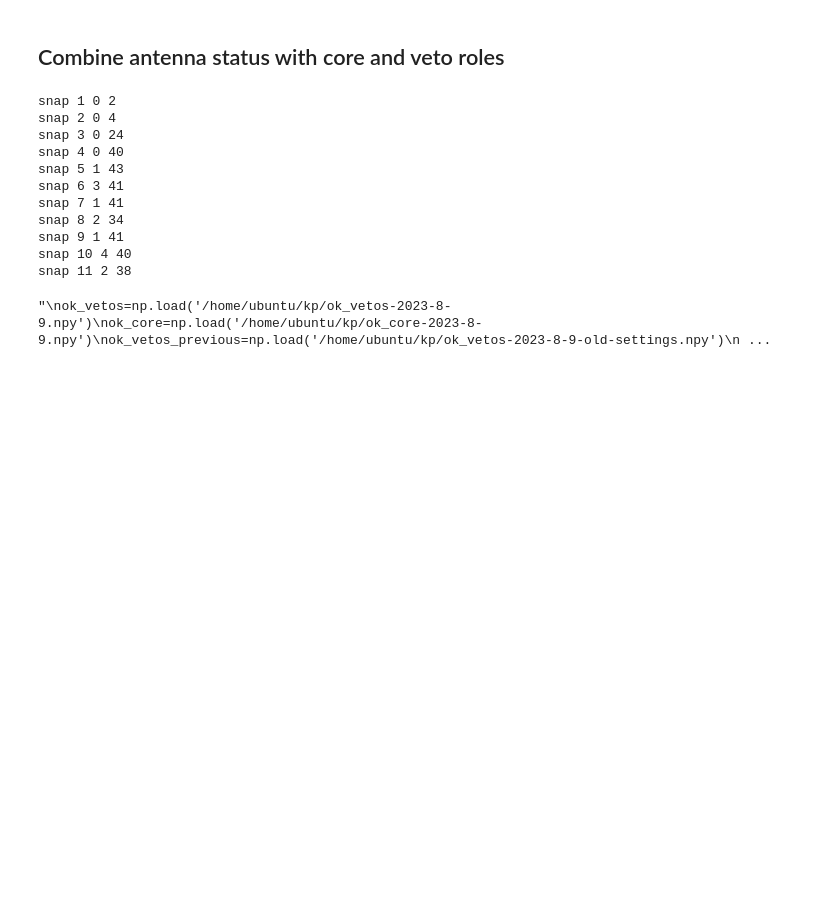
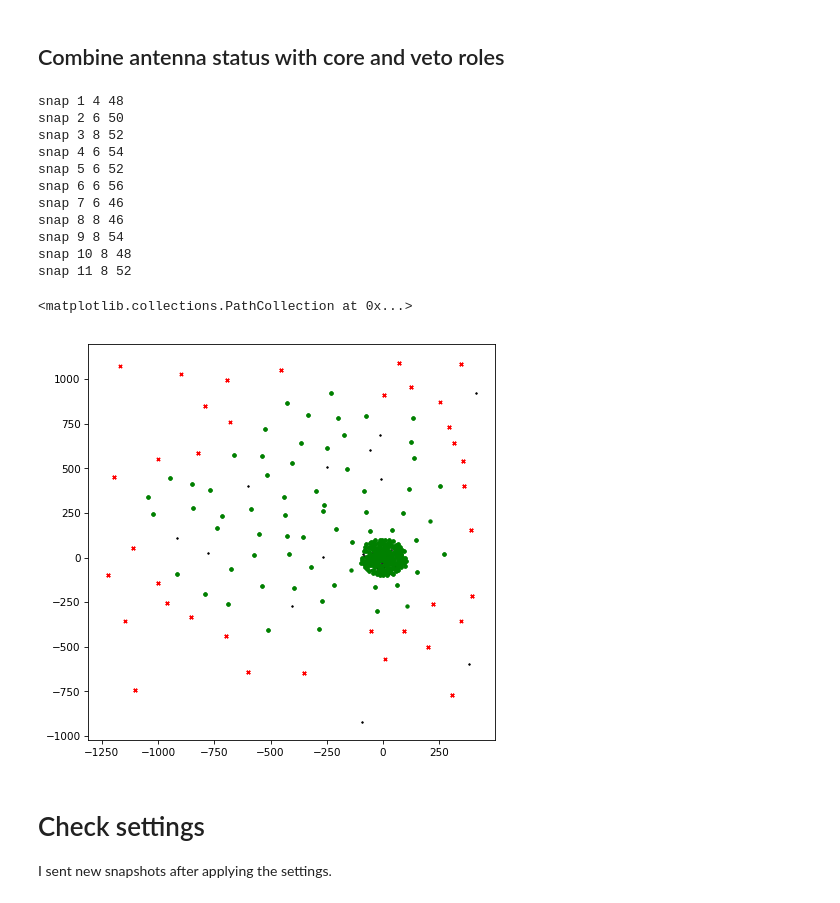
Before and after one commit to kathrynplant/lwa-cosmic-rays, a Jupyter notebook: check_antenna_status.ipynb, the cells around one changed output. Cells and saved outputs as stored; diff of their text form; code cells hidden in the pictures; blank space fills up the shorter version.

Commit message:
Modified antenna status checker with latest antenna role calculations.

```diff
--- a/check_antenna_status.ipynb
+++ b/check_antenna_status.ipynb
@@ -215,36 +234,50 @@ ok_core=np.multiply(antenna_status_array,core_roles)
 for b in range(11):
     print('snap',b+1, np.sum(ok_vetos[b]),np.sum(ok_core[b]))
 
-#np.save('/home/ubuntu/kp/ok_vetos-2024-2-19',ok_vetos)
-#np.save('/home/ubuntu/kp/ok_core-2024-2-19',ok_core)
+np.save('/home/ubuntu/kp/ok_vetos-2024-4-26',ok_vetos)
+np.save('/home/ubuntu/kp/ok_core-2024-4-26',ok_core)
 # %% [output]
-snap 1 0 2
-snap 2 0 4
-snap 3 0 24
-snap 4 0 40
-snap 5 1 43
-snap 6 3 41
-snap 7 1 41
-snap 8 2 34
-snap 9 1 41
-snap 10 4 40
-snap 11 2 38
+snap 1 4 48
+snap 2 6 50
+snap 3 8 52
+snap 4 6 54
+snap 5 6 52
+snap 6 6 56
+snap 7 6 46
+snap 8 8 46
+snap 9 8 54
+snap 10 8 48
+snap 11 8 52
-# %%
-'''
-ok_vetos=np.load('/home/ubuntu/kp/ok_vetos-2023-8-9.npy')
-ok_core=np.load('/home/ubuntu/kp/ok_core-2023-8-9.npy')
-ok_vetos_previous=np.load('/home/ubuntu/kp/ok_vetos-2023-8-9-old-settings.npy')
-ok_core_previous=np.load('/home/ubuntu/kp/ok_core-2023-8-9-old-settings.npy')
-for b in range(11):
-    veto_roles_array=ok_vetos[b,:]
-    core_roles_array=ok_core[b,:]
-    print(np.sum(veto_roles_array),np.sum(core_roles_array))
-
-print(np.sum(ok_vetos_previous))
-print(np.sum(ok_vetos))
-
-
-print(np.sum(ok_core_previous))
-print(np.sum(ok_core))'''
-# %% [output]
-"\nok_vetos=np.load('/home/ubuntu/kp/ok_vetos-2023-8-9.npy')\nok_core=np.load('/home/ubuntu/kp/ok_core-2023-8-9.npy')\nok_vetos_previous=np.load('/home/ubuntu/kp/ok_vetos-2023-8-9-old-settings.npy')\n ...
+# %%
+allants=[]
+corelist=[]
+vetolist=[]
+for b in range(11):
+    for a in range(63):
+        allants.append(lookup_antname_in_dictionary(namedict,b+1,a))
+        if ok_vetos[b,a]:
+            vetolist.append(lookup_antname_in_dictionary(namedict,b+1,a))
+        if ok_core[b,a]:
+                corelist.append(lookup_antname_in_dictionary(namedict,b+1,a))
+
+x_all=[xdict[name[:-1]] for name in allants]
+y_all=[ydict[name[:-1]] for name in allants]
+xcorelist=[xdict[name[:-1]] for name in corelist]
+ycorelist=[ydict[name[:-1]] for name in corelist]
+xvetolist=[xdict[name[:-1]] for name in vetolist]
+yvetolist=[ydict[name[:-1]] for name in vetolist]
+
+plt.figure(figsize=(7,7),dpi=75)
+plt.scatter(x_all,y_all,marker='o',color='k',label='all antennas',s=1)
+plt.scatter(xcorelist,ycorelist,marker='o',color='green',label='core antennas',s=10)
+plt.scatter(xvetolist,yvetolist,marker='x',color='red',label='core antennas',s=10)
+
+#uncomment to label antennas
+#for name in allants:
+#    plt.text(xdict[name[:-1]],ydict[name[:-1]],name)
+# %% [output]
+<matplotlib.collections.PathCollection at 0x...>
+[figure, added]
+# %% [markdown]
+# Check settings
+I sent new snapshots after applying the settings.
```
Also changed, not shown: parts of 10 cells of this notebook.
